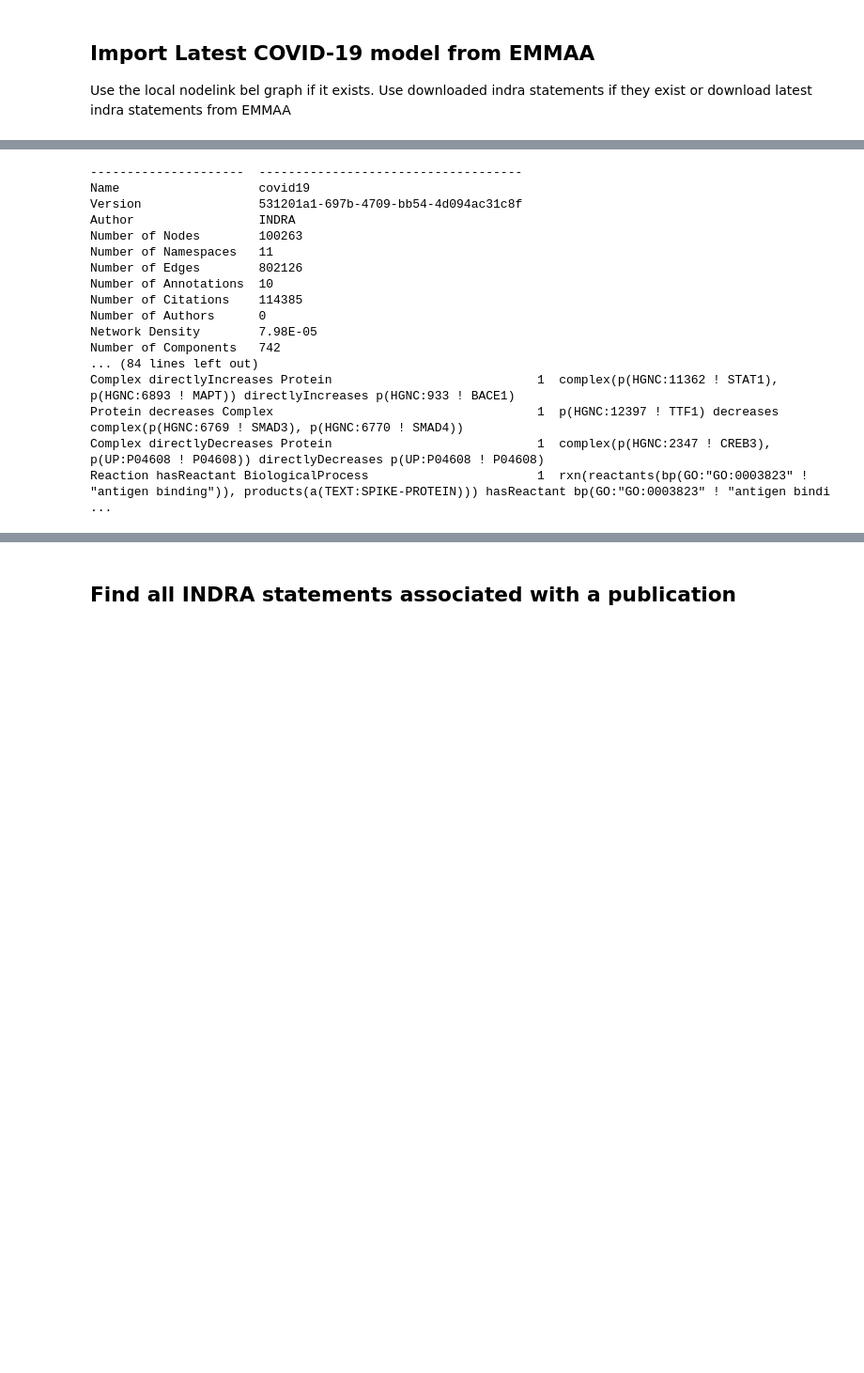
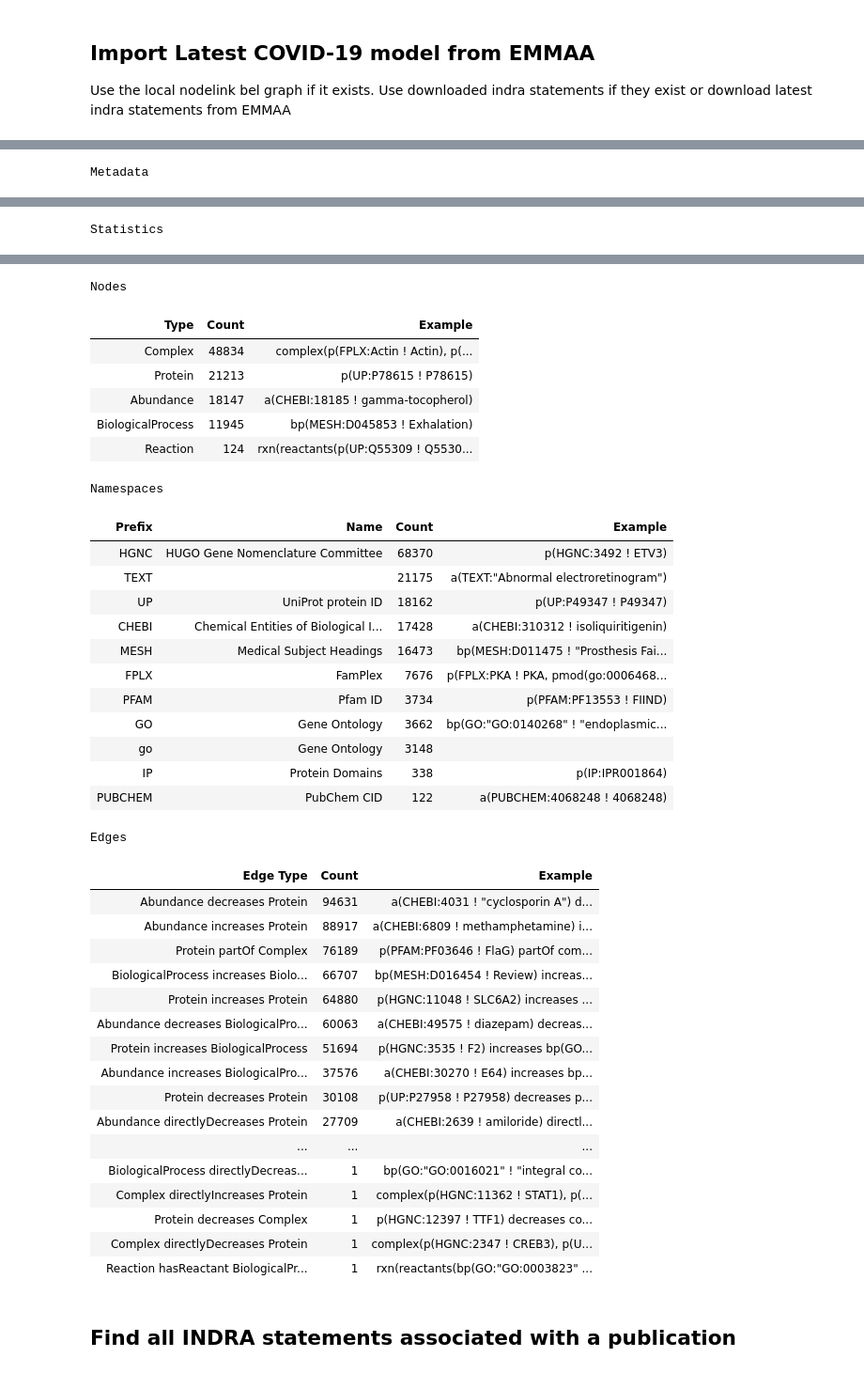
Before and after one commit to y0-causal-inference/y0-bio, a Jupyter notebook: notebooks/Glucose_and_COVID.ipynb, the cells around one changed output, grey strips where cells are left out. Shown at 94% size. Drawn from its saved outputs; the diff is of its cells as text; code cells hidden in the pictures; blank space fills up the shorter version.

```diff
--- a/notebooks/Glucose_and_COVID.ipynb
+++ b/notebooks/Glucose_and_COVID.ipynb
@@ -53,22 +37,6 @@ INFO: [2021-07-16 15
 # %%
 emmaa_covid_graph = pybel.from_pickle('covid19.pickle.gz')
 # %%
-emmaa_covid_graph.summarize()
+emmaa_covid_graph
 # %% [output]
----------------------  ------------------------------------
-Name                   covid19
-Version                531201a1-697b-4709-bb54-4d094ac31c8f
-Author                 INDRA
-Number of Nodes        100263
-Number of Namespaces   11
-Number of Edges        802126
-Number of Annotations  10
-Number of Citations    114385
-Number of Authors      0
-Network Density        7.98E-05
-Number of Components   742
-... (84 lines left out)
-Complex directlyIncreases Protein                            1  complex(p(HGNC:11362 ! STAT1), p(HGNC:6893 ! MAPT)) directlyIncreases p(HGNC:933 ! BACE1)
-Protein decreases Complex                                    1  p(HGNC:12397 ! TTF1) decreases complex(p(HGNC:6769 ! SMAD3), p(HGNC:6770 ! SMAD4))
-Complex directlyDecreases Protein                            1  complex(p(HGNC:2347 ! CREB3), p(UP:P04608 ! P04608)) directlyDecreases p(UP:P04608 ! P04608)
-Reaction hasReactant BiologicalProcess                       1  rxn(reactants(bp(GO:"GO:0003823" ! "antigen binding")), products(a(TEXT:SPIKE-PROTEIN))) hasReactant bp(GO:"GO:0003823" ! "antigen bindi ...
+Metadata
@@ -74,0 +46 @@ Reaction hasReactant BiologicalProcess                       1  rxn(reactants(bp
+Statistics
@@ -75,3 +56,41 @@ Reaction hasReactant BiologicalProcess                       1  rxn(reactants(bp
+Nodes
+| Type | Count | Example |
+| Complex | 48834 | complex(p(FPLX:Actin ! Actin), p(... |
+| Protein | 21213 | p(UP:P78615 ! P78615) |
+| Abundance | 18147 | a(CHEBI:18185 ! gamma-tocopherol) |
+| BiologicalProcess | 11945 | bp(MESH:D045853 ! Exhalation) |
+| Reaction | 124 | rxn(reactants(p(UP:Q55309 ! Q5530... |
+Namespaces
+| Prefix | Name | Count | Example |
+| HGNC | HUGO Gene Nomenclature Committee | 68370 | p(HGNC:3492 ! ETV3) |
+| TEXT |  | 21175 | a(TEXT:"Abnormal electroretinogram") |
+| UP | UniProt protein ID | 18162 | p(UP:P49347 ! P49347) |
+| CHEBI | Chemical Entities of Biological I... | 17428 | a(CHEBI:310312 ! isoliquiritigenin) |
+| MESH | Medical Subject Headings | 16473 | bp(MESH:D011475 ! "Prosthesis Fai... |
+| FPLX | FamPlex | 7676 | p(FPLX:PKA ! PKA, pmod(go:0006468... |
+| PFAM | Pfam ID | 3734 | p(PFAM:PF13553 ! FIIND) |
+| GO | Gene Ontology | 3662 | bp(GO:"GO:0140268" ! "endoplasmic... |
+| go | Gene Ontology | 3148 |  |
+| IP | Protein Domains | 338 | p(IP:IPR001864) |
+| PUBCHEM | PubChem CID | 122 | a(PUBCHEM:4068248 ! 4068248) |
+Edges
+| Edge Type | Count | Example |
+| Abundance decreases Protein | 94631 | a(CHEBI:4031 ! "cyclosporin A") d... |
+| Abundance increases Protein | 88917 | a(CHEBI:6809 ! methamphetamine) i... |
+| Protein partOf Complex | 76189 | p(PFAM:PF03646 ! FlaG) partOf com... |
+| BiologicalProcess increases Biolo... | 66707 | bp(MESH:D016454 ! Review) increas... |
+| Protein increases Protein | 64880 | p(HGNC:11048 ! SLC6A2) increases ... |
+| Abundance decreases BiologicalPro... | 60063 | a(CHEBI:49575 ! diazepam) decreas... |
+| Protein increases BiologicalProcess | 51694 | p(HGNC:3535 ! F2) increases bp(GO... |
+| Abundance increases BiologicalPro... | 37576 | a(CHEBI:30270 ! E64) increases bp... |
+| Protein decreases Protein | 30108 | p(UP:P27958 ! P27958) decreases p... |
+| Abundance directlyDecreases Protein | 27709 | a(CHEBI:2639 ! amiloride) directl... |
+| ... | ... | ... |
+| BiologicalProcess directlyDecreas... | 1 | bp(GO:"GO:0016021" ! "integral co... |
+| Complex directlyIncreases Protein | 1 | complex(p(HGNC:11362 ! STAT1), p(... |
+| Protein decreases Complex | 1 | p(HGNC:12397 ! TTF1) decreases co... |
+| Complex directlyDecreases Protein | 1 | complex(p(HGNC:2347 ! CREB3), p(U... |
+| Reaction hasReactant BiologicalPr... | 1 | rxn(reactants(bp(GO:"GO:0003823" ... |
 # %% [markdown]
 ## Find all INDRA statements associated with a publication
 # %%
```
Also changed, not shown: parts of 8 cells of this notebook.
